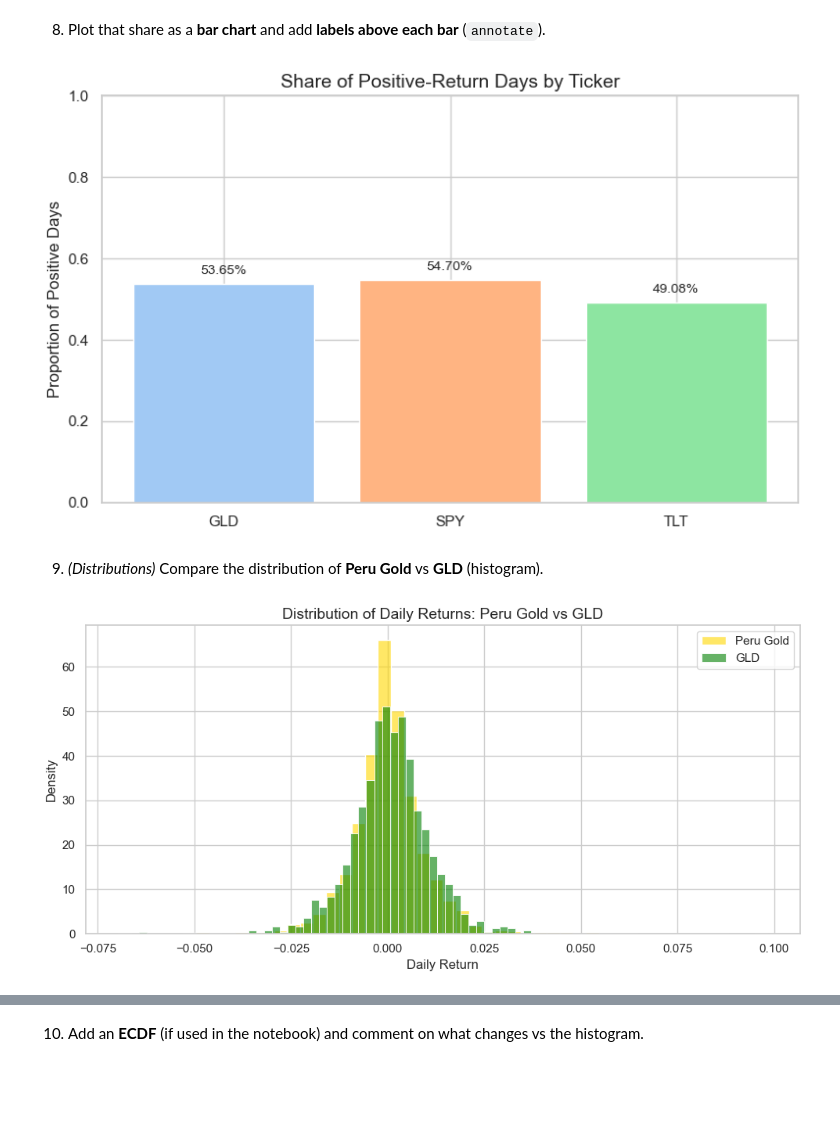
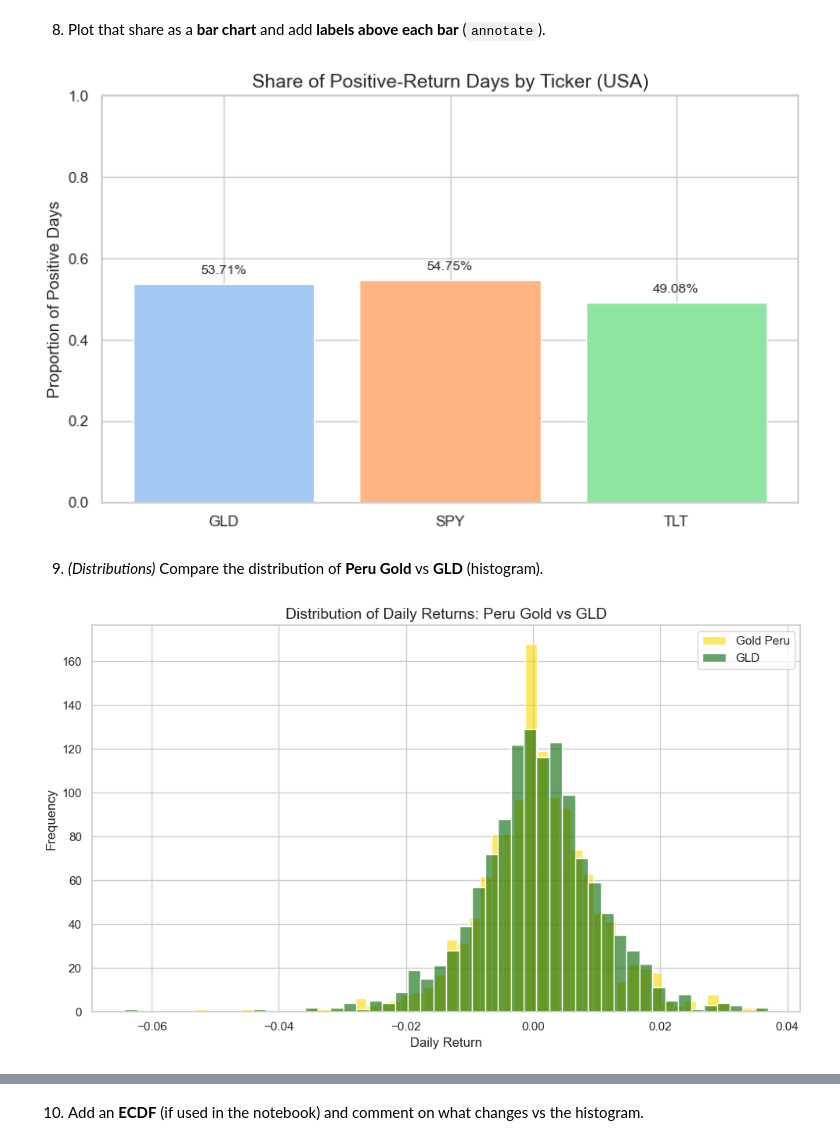
Before and after one commit to anzonyquispe/Python-for-Finance, a Jupyter notebook: homeworks/Assignment_3/Group 6.ipynb, the cells around one changed output, grey strips where cells are left out. Cells and saved outputs as stored; diff of their text form; code cells hidden in the pictures; blank space fills up the shorter version.

```diff
--- a/homeworks/Assignment_3/Group 6.ipynb
+++ b/homeworks/Assignment_3/Group 6.ipynb
@@ -281,7 +184,7 @@ series       date  copper  fx_interbank  fx_sbs    gold
 4. Download `SPY`, `TLT`, `GLD` from yfinance and build: `date`, `ticker`, `close`.
 # %%
 START = "2021-01-01"
-END = "2025-12-18"
+END = "2025-12-31"
 
 tickers = ["SPY", "TLT", "GLD"]
 
@@ -294,5 +197,6 @@ df_tidy = (prices["Close"].reset_index().melt(id_vars="Date",
                                                                  .sort_values(["ticker", "date"])
                                                                  .reset_index(drop=True))
 
-df_tidy.head(10)
+print(df_tidy.head())
+print(df_tidy.tail())
 # %% [output]
@@ -368,16 +279,18 @@ plt.show()
 # %% [markdown]
 7. *(Proportions)* Compute the **share of positive-return days** by ticker (USA).
 # %%
-# Crear columna booleana: True si retorno > 0
-df_ret["positive"] = df_ret["ret"] > 0
+# ── Crear columna booleana: True si retorno > 0 ───────────────────────────────
+df_tidy_clean["positive"] = df_tidy_clean["ret"] > 0
 
+# ── Calcular la proporción de días positivos por ticker ────────────────────────
 positive_share = (
-    df_ret
+    df_tidy_clean
     .groupby("ticker")["positive"]
     .mean()  # La media de True/False = proporción
     .reset_index()
     .rename(columns={"positive": "share_positive_days"})
 )
 
-positive_share
+# ── Mostrar resultado
+print(positive_share)
 # %% [output]
@@ -388,68 +301,64 @@ positive_share
 # %% [markdown]
 8. Plot that share as a **bar chart** and add **labels above each bar** (`annotate`).
 # %%
-# Estilo seaborn
+# ── Estilo seaborn ───────────────────────────────────────────────────────
 sns.set_theme(style="whitegrid")
-
 fig, ax = plt.subplots(figsize=(8, 5))
 
-# Bar chart
+# ── Bar chart ───────────────────────────────────────────────────────────
 bars = ax.bar(
     positive_share["ticker"],
     positive_share["share_positive_days"],
     color=sns.color_palette("pastel", len(positive_share))
 )
 
-# Etiquetas arriba de cada barra
+# ── Etiquetas arriba de cada barra ──────────────────────────────────────
 for bar in bars:
     height = bar.get_height()
     ax.annotate(
-        f'{height:.2%}',           # Formato porcentaje
+        f'{height:.2%}',            # Mostrar en porcentaje
         xy=(bar.get_x() + bar.get_width() / 2, height),
-        xytext=(0, 5),             # 5 puntos vertical offset
+        xytext=(0, 5),              # Desplazamiento vertical
         textcoords="offset points",
         ha='center',
         va='bottom',
         fontsize=10
     )
 
-# Título y etiquetas
-ax.set_title("Share of Positive-Return Days by Ticker", fontsize=14)
+# ── Título y etiquetas ─────────────────────────────────────────────────
+ax.set_title("Share of Positive-Return Days by Ticker (USA)", fontsize=14)
 ax.set_ylabel("Proportion of Positive Days")
-ax.set_ylim(0, 1)  # asegurar que y esté entre 0 y 1
+ax.set_ylim(0, 1)  # Asegura eje Y entre 0 y 1
 
 plt.tight_layout()
 plt.show()
 # %% [output]
-[figure, old version]
+[figure, new version]
 # %% [markdown]
 9. *(Distributions)* Compare the distribution of **Peru Gold** vs **GLD** (histogram).
 # %%
-# Peru Gold daily returns
-gold_ret = df_wide["gold"].pct_change().dropna()
+# ── Calcular retornos diarios ─────────────────────────────────────────────
+ret_gold_peru = df_wide_clean["gold"].pct_change().dropna()
+ret_gld = df_tidy_clean.loc[df_tidy_clean["ticker"] == "GLD", "ret"].dropna()
 
-# GLD daily returns
-gld_ret = df_ret[df_ret["ticker"]=="GLD"]["ret"].dropna()
+# ── Configuración seaborn ────────────────────────────────────────────────
+sns.set_theme(style="whitegrid")
+plt.figure(figsize=(10,6))
 
-sns.set_theme(style="whitegrid")
+# ── Histograma retornos Oro Perú ─────────────────────────────────────────
+sns.histplot(ret_gold_peru, color="gold", label="Gold Peru", bins=50, alpha=0.6, kde=False)
 
-fig, ax = plt.subplots(figsize=(10, 5))
+# ── Histograma retornos GLD ─────────────────────────────────────────────
+sns.histplot(ret_gld, color="darkgreen", label="GLD", bins=50, alpha=0.6, kde=False)
 
-# Histograma Peru Gold
-sns.histplot(gold_ret, bins=50, color="gold", label="Peru Gold", alpha=0.6, stat="density", ax=ax)
-
-# Histograma GLD
-sns.histplot(gld_ret, bins=50, color="green", label="GLD", alpha=0.6, stat="density", ax=ax)
-
-# Título y etiquetas
-ax.set_title("Distribution of Daily Returns: Peru Gold vs GLD", fontsize=14)
-ax.set_xlabel("Daily Return")
-ax.set_ylabel("Density")
-
-# Leyenda
-ax.legend()
-
+# ── Etiquetas y título ───────────────────────────────────────────────────
+plt.title("Distribution of Daily Returns: Peru Gold vs GLD", fontsize=14)
+plt.xlabel("Daily Return")
+plt.ylabel("Frequency")
+plt.legend()
 plt.tight_layout()
 plt.show()
+
+# ── Se opta por los retornos, ya que el valor Gold Perú es muy superior al GLD como se verá en el segundo histograma.
 # %% [output]
-[figure, old version]
+[figure, new version]
```
Also changed, not shown: parts of 10 cells of this notebook.
